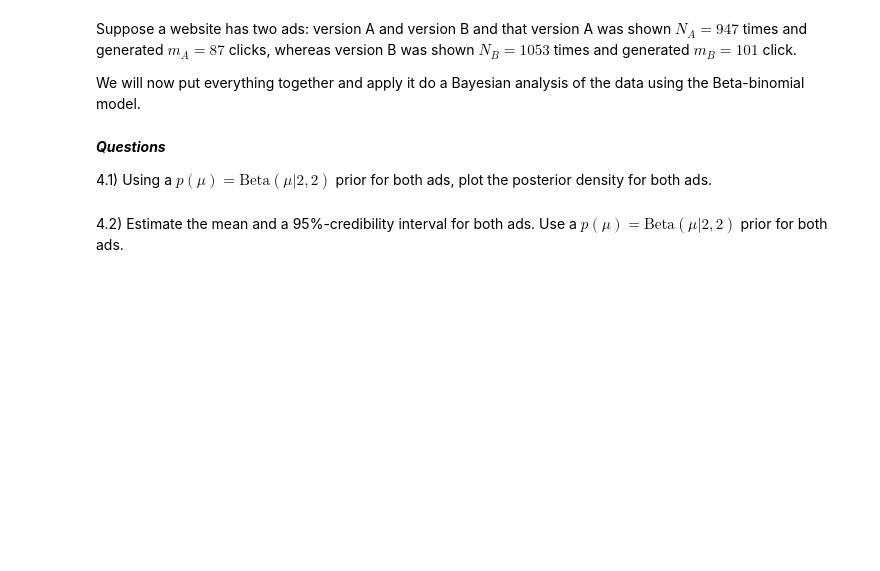
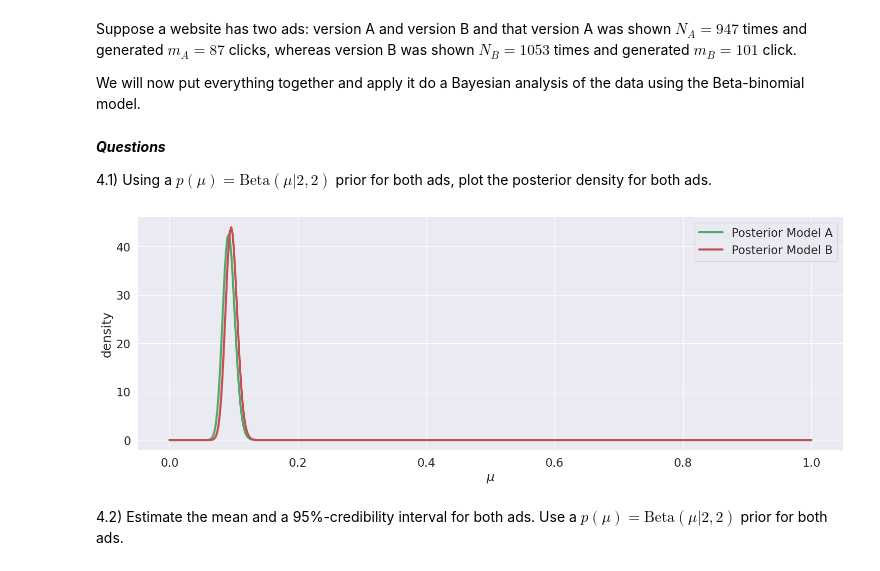
Before and after one commit to wdmdev/02477-bayesian-ml, a Jupyter notebook: week1/Exercise1.ipynb, the cells around one changed output. Drawn from its saved outputs; the diff is of its cells as text; code cells hidden in the pictures; blank space fills up the shorter version.

```diff
--- a/week1/Exercise1.ipynb
+++ b/week1/Exercise1.ipynb
@@ -595,5 +595,25 @@ We will now put everything together and apply it do a Bayesian analysis of the d
 ***Questions***
 
 4.1) Using a $p(\mu) = \text{Beta}(\mu|2, 2)$ prior for both ads, plot the posterior density for both ads.
+# %%
+a_0 = 2
+b_0 = 2
+
+#Model A
+N_A = 947
+m_A = 87
+model_A = BetaBinomialModel(a0, b0, N_A, m_A)
+
+#Model B
+N_B = 1053
+m_B = 101
+model_B = BetaBinomialModel(a0, b0, N_B, m_B)
+
+fig, ax = plt.subplots(1,1,figsize=(18,6))
+
+visualize(model_A, ax=ax, label='Model A', color='g')
+visualize(model_B, ax=ax, label='Model B', color='r')
+# %% [output]
+[figure, added]
 # %% [markdown]
 4.2) Estimate the mean and a 95%-credibility interval for both ads. Use a $p(\mu) = \text{Beta}(\mu|2, 2)$ prior for both ads.
```
Also changed, not shown: parts of 8 cells of this notebook, 1 other file.
